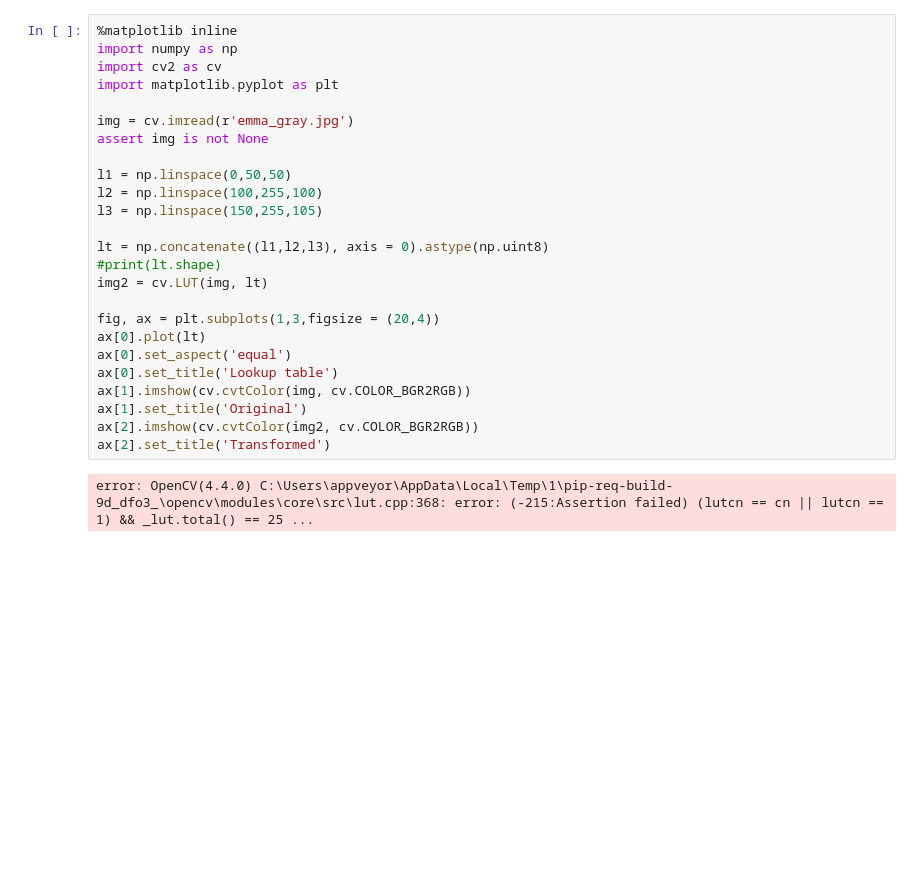
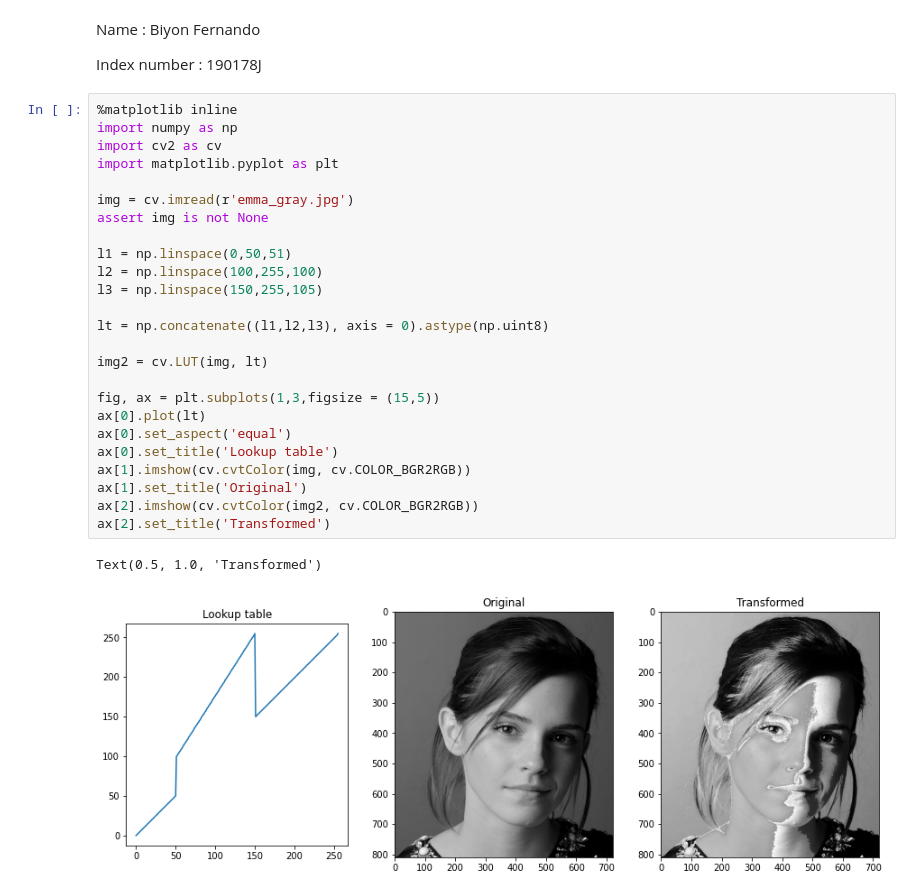
Before and after one commit to BiyonFernando/EN2550-Fundamentals-of-Image-Processing-and-Machine-Vision, a Jupyter notebook: Assigment_1/Intensity_Transformations_and_Neighborhood_Filtering.ipynb, the cells around one changed output. Drawn from its saved outputs; the diff is of its cells as text; blank space fills up the shorter version.

```diff
--- a/Assigment_1/Intensity_Transformations_and_Neighborhood_Filtering.ipynb
+++ b/Assigment_1/Intensity_Transformations_and_Neighborhood_Filtering.ipynb
@@ -1,27 +1,32 @@
+# %% [markdown]
+Name : Biyon Fernando
+
+Index number : 190178J
 # %%
 %matplotlib inline
 import numpy as np
 import cv2 as cv
 import matplotlib.pyplot as plt
 
 img = cv.imread(r'emma_gray.jpg')
 assert img is not None
 
-l1 = np.linspace(0,50,50)
+l1 = np.linspace(0,50,51)
 l2 = np.linspace(100,255,100)
 l3 = np.linspace(150,255,105)
 
 lt = np.concatenate((l1,l2,l3), axis = 0).astype(np.uint8)
-#print(lt.shape)
+
 img2 = cv.LUT(img, lt)
 
-fig, ax = plt.subplots(1,3,figsize = (20,4))
+fig, ax = plt.subplots(1,3,figsize = (15,5))
 ax[0].plot(lt)
 ax[0].set_aspect('equal')
 ax[0].set_title('Lookup table')
 ax[1].imshow(cv.cvtColor(img, cv.COLOR_BGR2RGB))
 ax[1].set_title('Original')
 ax[2].imshow(cv.cvtColor(img2, cv.COLOR_BGR2RGB))
 ax[2].set_title('Transformed')
 # %% [output]
-error: OpenCV(4.4.0) C:\Users\appveyor\AppData\Local\Temp\1\pip-req-build-9d_dfo3_\opencv\modules\core\src\lut.cpp:368: error: (-215:Assertion failed) (lutcn == cn || lutcn == 1) && _lut.total() == 25 ...
+Text(0.5, 1.0, 'Transformed')
+[figure, added]
```
Also changed, not shown: parts of 3 cells of this notebook.
